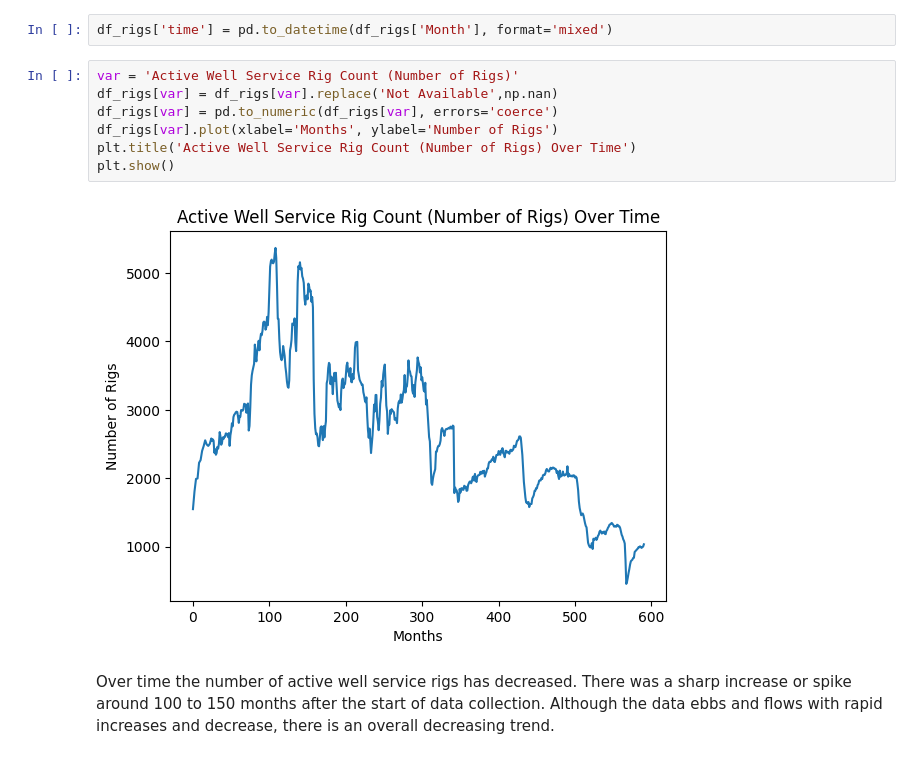
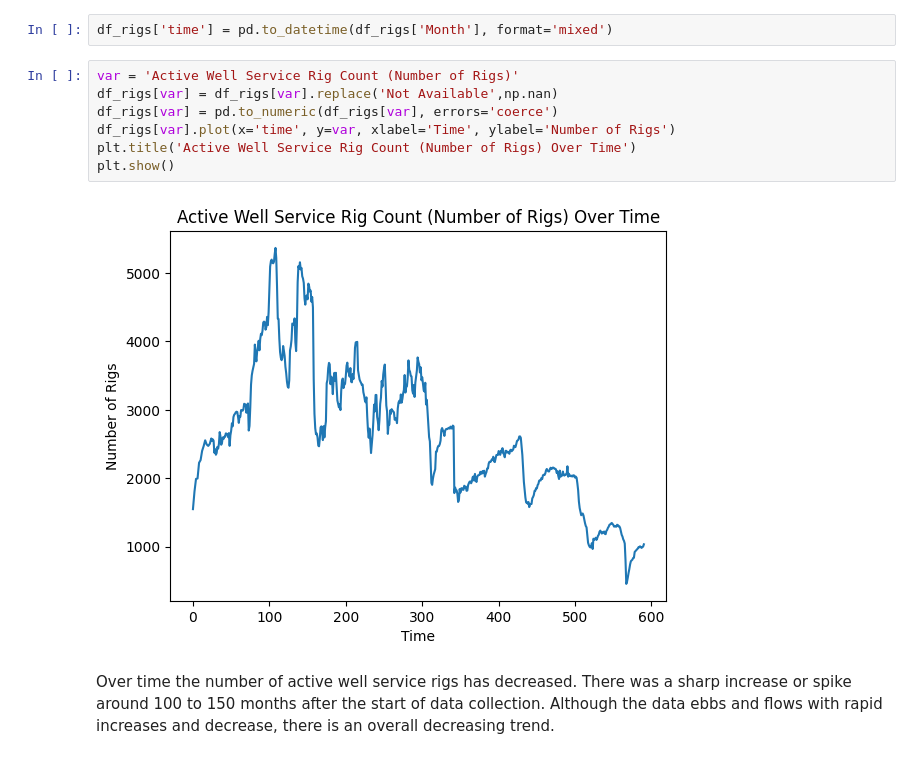
Before and after one commit to eaa3ug/eda_assignment, a Jupyter notebook: assignment.ipynb, the cells around one changed output. Saved outputs shown, nothing was run; the diff lists cells and outputs as text.

```diff
--- a/assignment.ipynb
+++ b/assignment.ipynb
@@ -266,11 +266,11 @@ df_rigs['time'] = pd.to_datetime(df_rigs['Month'], format='mixed')
 # %%
 var = 'Active Well Service Rig Count (Number of Rigs)'
 df_rigs[var] = df_rigs[var].replace('Not Available',np.nan)
 df_rigs[var] = pd.to_numeric(df_rigs[var], errors='coerce')
-df_rigs[var].plot(xlabel='Months', ylabel='Number of Rigs')
+df_rigs[var].plot(x='time', y=var, xlabel='Time', ylabel='Number of Rigs')
 plt.title('Active Well Service Rig Count (Number of Rigs) Over Time')
 plt.show()
 # %% [output]
-[figure, old version]
+[figure, new version]
 # %% [markdown]
 Over time the number of active well service rigs has decreased. There was a sharp increase or spike around 100 to 150 months after the start of data collection. Although the data ebbs and flows with rapid increases and decrease, there is an overall decreasing trend.
```
Also changed, not shown: parts of 1 cell of this notebook.
